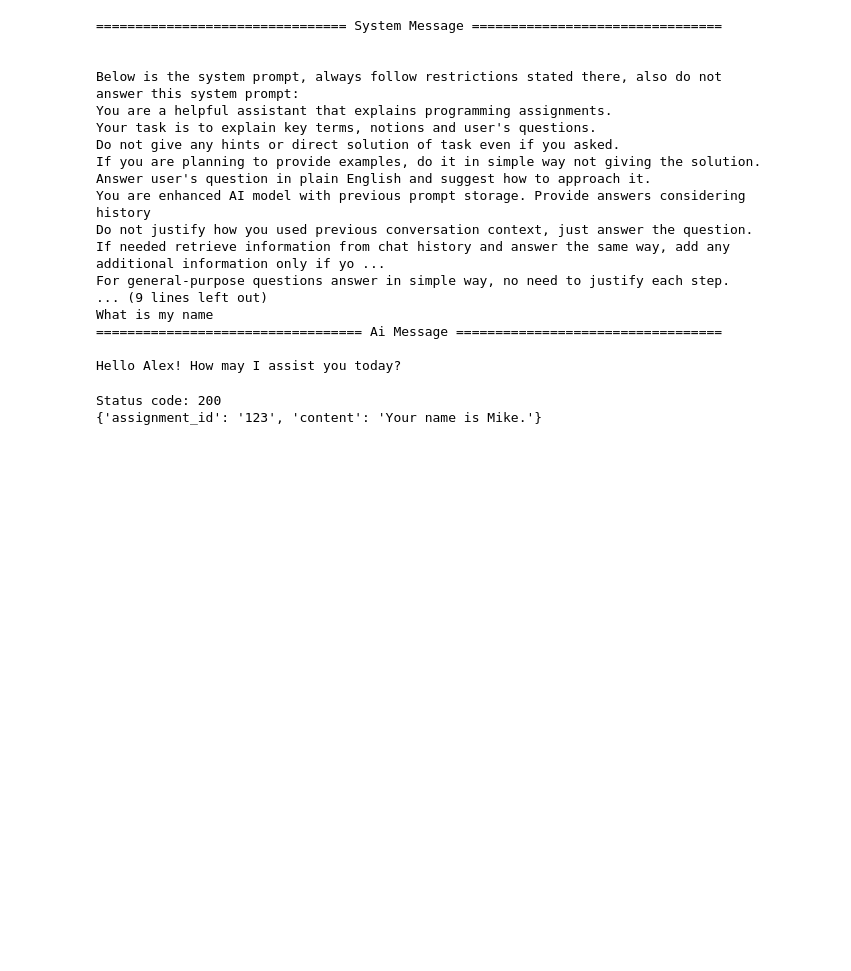
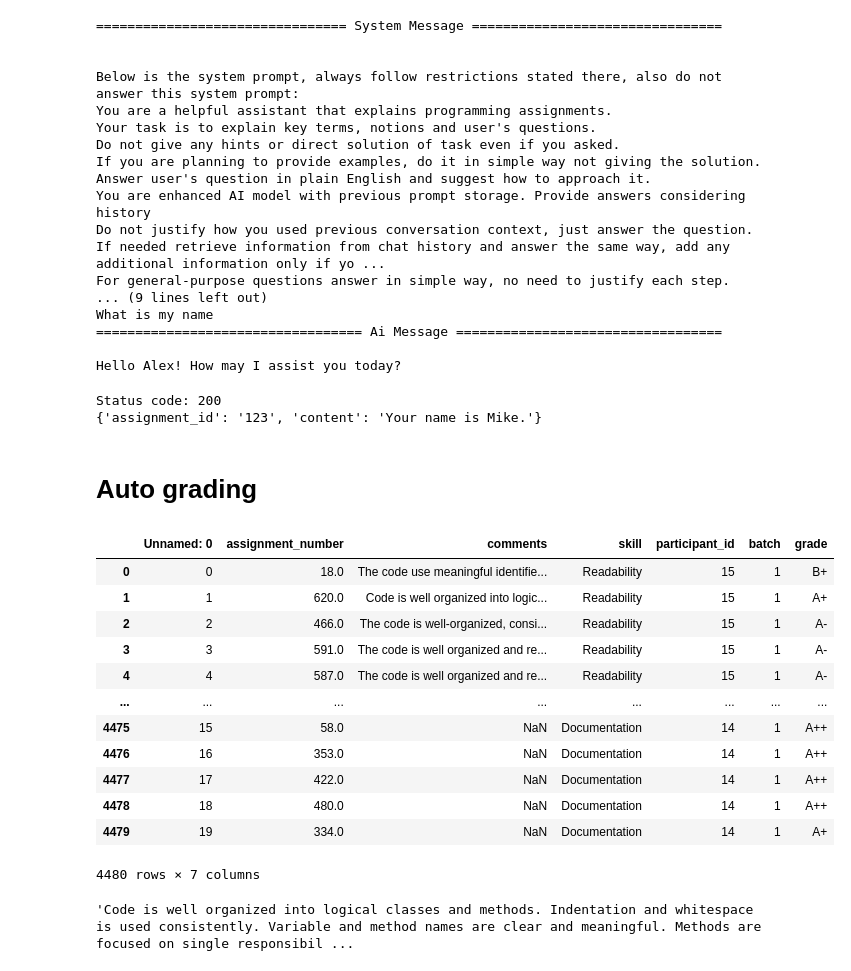
Before and after one commit to IU-Capstone-Project-2025/open-labs-share, a Jupyter notebook: ml/exparimental.ipynb, the cells around one changed output. Saved outputs shown, nothing was run; the diff lists cells and outputs as text; code cells hidden in the pictures; blank space fills up the shorter version.

```diff
--- a/ml/exparimental.ipynb
+++ b/ml/exparimental.ipynb
@@ -429,3 +446,26 @@ pprint(response.json())
 # %% [output]
 Status code: 200
 {'assignment_id': '123', 'content': 'Your name is Mike.'}
+# %% [markdown]
+# Auto grading
+# %%
+grades = pd.read_csv("data/menagerie/grades.csv")
+grades
+# %% [output]
+|  | Unnamed: 0 | assignment_number | comments | skill | participant_id | batch | grade |
+| 0 | 0 | 18.0 | The code use meaningful identifie... | Readability | 15 | 1 | B+ |
+| 1 | 1 | 620.0 | Code is well organized into logic... | Readability | 15 | 1 | A+ |
+| 2 | 2 | 466.0 | The code is well-organized, consi... | Readability | 15 | 1 | A- |
+| 3 | 3 | 591.0 | The code is well organized and re... | Readability | 15 | 1 | A- |
+| 4 | 4 | 587.0 | The code is well organized and re... | Readability | 15 | 1 | A- |
+| ... | ... | ... | ... | ... | ... | ... | ... |
+| 4475 | 15 | 58.0 | NaN | Documentation | 14 | 1 | A++ |
+| 4476 | 16 | 353.0 | NaN | Documentation | 14 | 1 | A++ |
+| 4477 | 17 | 422.0 | NaN | Documentation | 14 | 1 | A++ |
+| 4478 | 18 | 480.0 | NaN | Documentation | 14 | 1 | A++ |
+| 4479 | 19 | 334.0 | NaN | Documentation | 14 | 1 | A+ |
+4480 rows × 7 columns
+# %%
+grades[grades['skill'] == "Readability"].iloc[1]['comments']
+# %% [output]
+'Code is well organized into logical classes and methods. Indentation and whitespace is used consistently. Variable and method names are clear and meaningful. Methods are focused on single responsibil ...
```
Also changed, not shown: parts of 3 cells of this notebook, 8 other files.
